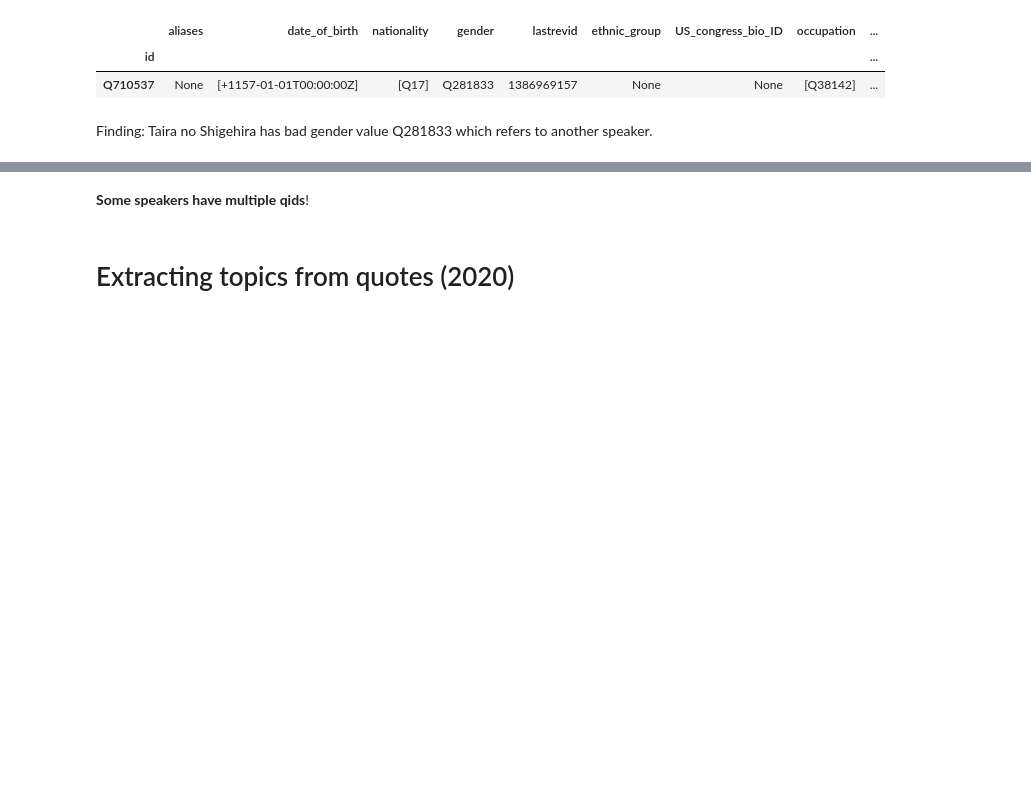
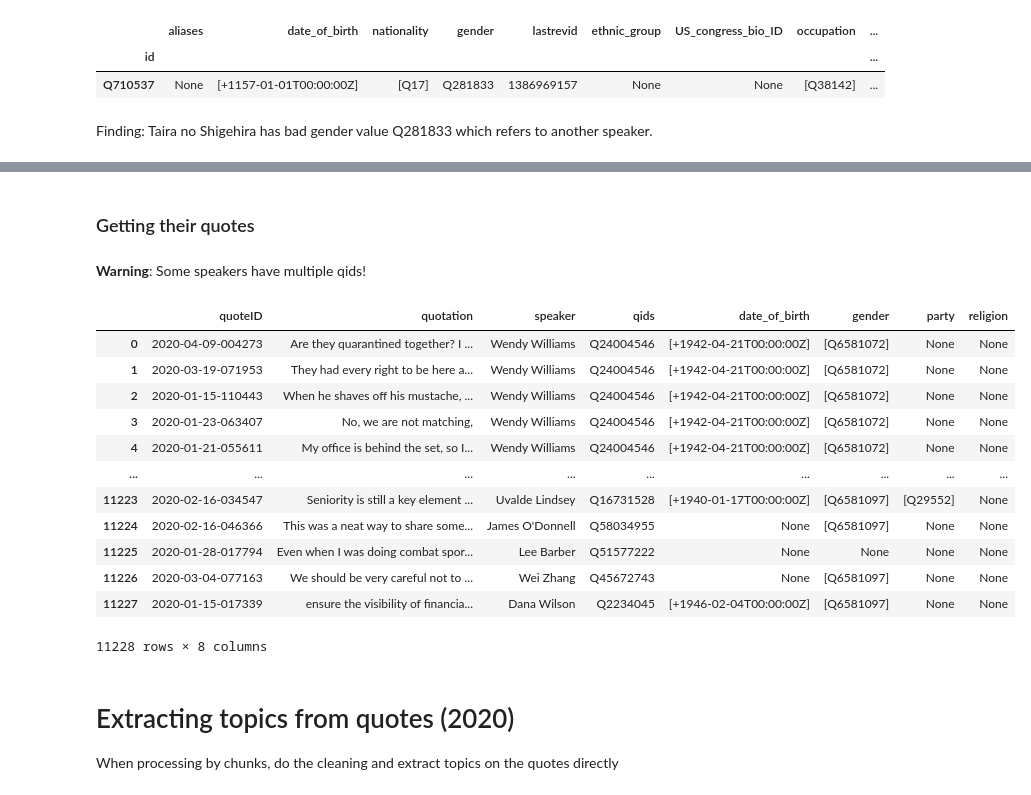
Before and after one commit to epfl-ada/ada-2021-project-comic-sans, a Jupyter notebook: milestone_2_example.ipynb, the cells around one changed output, grey strips where cells are left out. Drawn from its saved outputs; the diff is of its cells as text; code cells hidden in the pictures; blank space fills up the shorter version.

Commit message:
separate google colab and jupyter file

```diff
--- a/milestone_2_example.ipynb
+++ b/milestone_2_example.ipynb
@@ -268,14 +199,38 @@ sample_10000_speakers
 10000 rows × 14 columns
-# %%
-selected_columns=['quoteID', 'quotation', 'speaker', 'qids']
-quotes_speaker_2020 = pd.DataFrame(columns = selected_columns)
-
-df_2020_dataset = pd.read_json(path_or_buf=PATH_QUOTEBANK + '/quotes-2020.json.bz2', compression='bz2', lines=True, chunksize=500000)
-
-length = 0
-for chunk in df_2020_dataset:
-  #quotes_speaker_2020 = pd.concat([quotes_speaker_2020, chunk[selected_columns]], ignore_index=True)
-  length += len(chunk)
-length
+# %% [markdown]
+### Getting their quotes
+# %%
+# We choose the columns we are interested in
+quotes_filter_columns = ['quoteID', 'quotation', 'speaker', 'qids']
+speaker_attributes_filter_columns = ['date_of_birth', 'gender', 'party', 'religion']
 # %% [markdown]
-**Some speakers have multiple qids**!
+**Warning**: Some speakers have multiple qids!
+# %%
+merged_chunks = []
+
+with pd.read_json(path_or_buf=PATH_QUOTEBANK + '/quotes-2020.json.bz2', compression='bz2', lines=True, chunksize=500000) as df_reader:
+    for chunk in df_reader:
+        # filter the columns
+        chunk = chunk[quotes_filter_columns]
+        # TODO: filter quotes with None speaker?
+
+        # Some quote have multiple speaker qids. need to explode that and treat them each as a separate quote
+        chunk = chunk.explode('qids')
+        merged_chunks.append(chunk.merge(right=sample_10000_speakers[speaker_attributes_filter_columns], right_index=True, left_on='qids'))
+
+result = pd.concat(merged_chunks, ignore_index=True)
+result
+# %% [output]
+|  | quoteID | quotation | speaker | qids | date_of_birth | gender | party | religion |
+| 0 | 2020-04-09-004273 | Are they quarantined together? I ... | Wendy Williams | Q24004546 | [+1942-04-21T00:00:00Z] | [Q6581072] | None | None |
+| 1 | 2020-03-19-071953 | They had every right to be here a... | Wendy Williams | Q24004546 | [+1942-04-21T00:00:00Z] | [Q6581072] | None | None |
+| 2 | 2020-01-15-110443 | When he shaves off his mustache, ... | Wendy Williams | Q24004546 | [+1942-04-21T00:00:00Z] | [Q6581072] | None | None |
+| 3 | 2020-01-23-063407 | No, we are not matching, | Wendy Williams | Q24004546 | [+1942-04-21T00:00:00Z] | [Q6581072] | None | None |
+| 4 | 2020-01-21-055611 | My office is behind the set, so I... | Wendy Williams | Q24004546 | [+1942-04-21T00:00:00Z] | [Q6581072] | None | None |
+| ... | ... | ... | ... | ... | ... | ... | ... | ... |
+| 11223 | 2020-02-16-034547 | Seniority is still a key element ... | Uvalde Lindsey | Q16731528 | [+1940-01-17T00:00:00Z] | [Q6581097] | [Q29552] | None |
+| 11224 | 2020-02-16-046366 | This was a neat way to share some... | James O'Donnell | Q58034955 | None | [Q6581097] | None | None |
+| 11225 | 2020-01-28-017794 | Even when I was doing combat spor... | Lee Barber | Q51577222 | None | None | None | None |
+| 11226 | 2020-03-04-077163 | We should be very careful not to ... | Wei Zhang | Q45672743 | None | [Q6581097] | None | None |
+| 11227 | 2020-01-15-017339 | ensure the visibility of financia... | Dana Wilson | Q2234045 | [+1946-02-04T00:00:00Z] | [Q6581097] | None | None |
+11228 rows × 8 columns
@@ -282,2 +240,4 @@ length
 # %% [markdown]
 # Extracting topics from quotes (2020)
+
+When processing by chunks, do the cleaning and extract topics on the quotes directly
```
Also changed, not shown: parts of 38 cells of this notebook, 2 other files.
